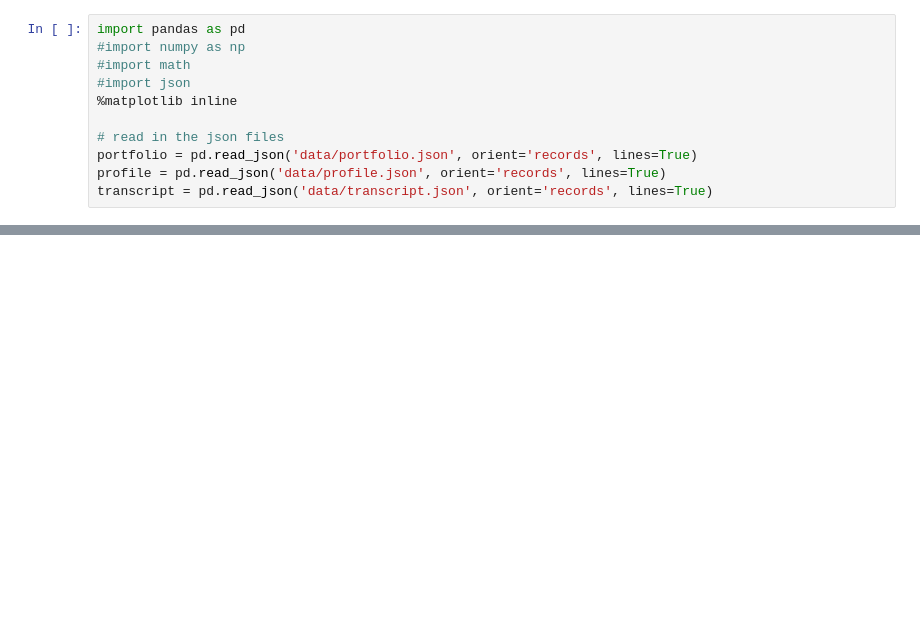
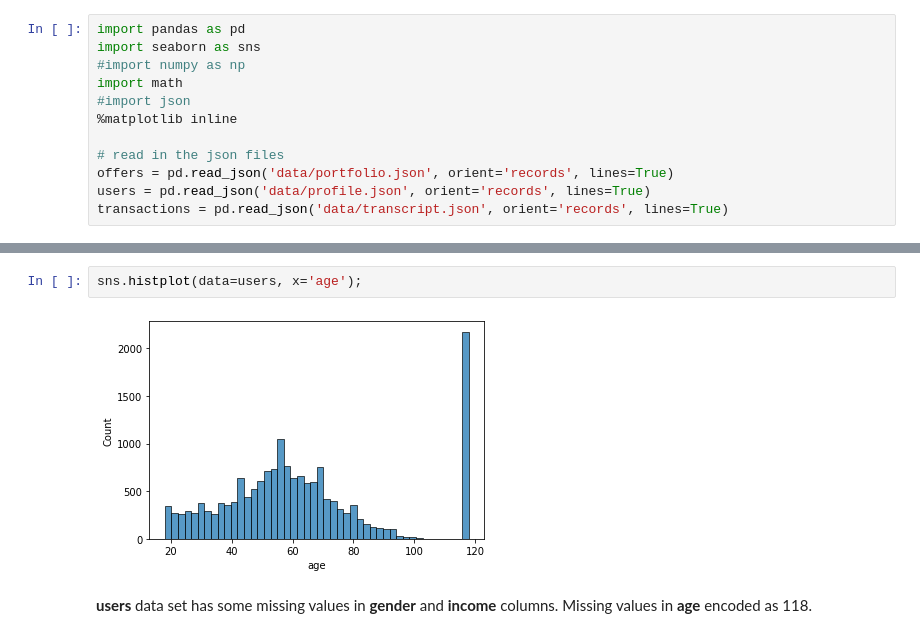
Before and after one commit to natashk/Starbucks-Capstone, a Jupyter notebook: Starbucks_Capstone_notebook.ipynb, the cells around one changed output, grey strips where cells are left out. Cells and saved outputs as stored; diff of their text form; blank space fills up the shorter version.

Commit message:
Performed data exploration

```diff
--- a/Starbucks_Capstone_notebook.ipynb
+++ b/Starbucks_Capstone_notebook.ipynb
@@ -64,11 +71,12 @@ Here is the schema and explanation of each variable in the files:
 # %%
 import pandas as pd
+import seaborn as sns
 #import numpy as np
-#import math
+import math
 #import json
 %matplotlib inline
 
 # read in the json files
-portfolio = pd.read_json('data/portfolio.json', orient='records', lines=True)
-profile = pd.read_json('data/profile.json', orient='records', lines=True)
-transcript = pd.read_json('data/transcript.json', orient='records', lines=True)
+offers = pd.read_json('data/portfolio.json', orient='records', lines=True)
+users = pd.read_json('data/profile.json', orient='records', lines=True)
+transactions = pd.read_json('data/transcript.json', orient='records', lines=True)
@@ -74,0 +144,6 @@ transcript = pd.read_json('data/transcript.json', orient='records', lines=True)
+# %%
+sns.histplot(data=users, x='age');
+# %% [output]
+[figure, added]
+# %% [markdown]
+**users** data set has some missing values in **gender** and **income** columns. Missing values in **age** encoded as 118.
```
Also changed, not shown: parts of 22 cells of this notebook.
